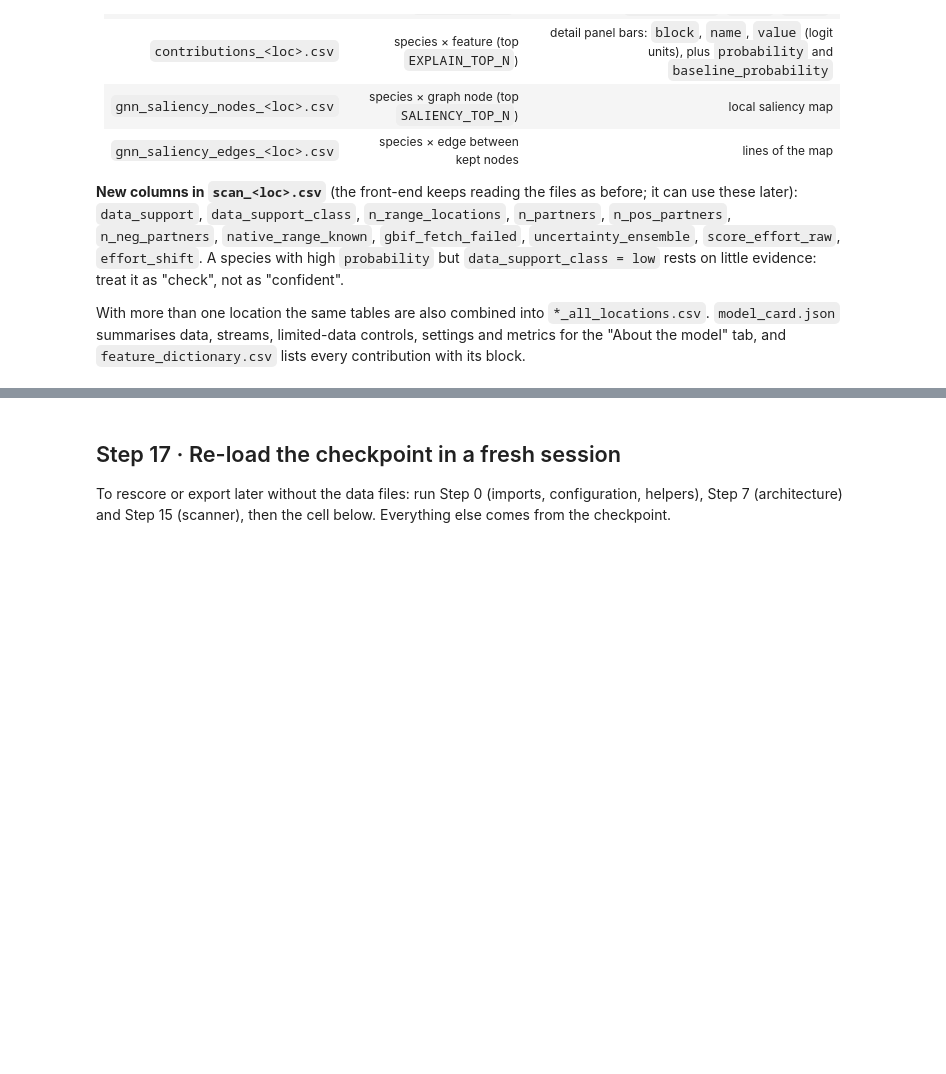
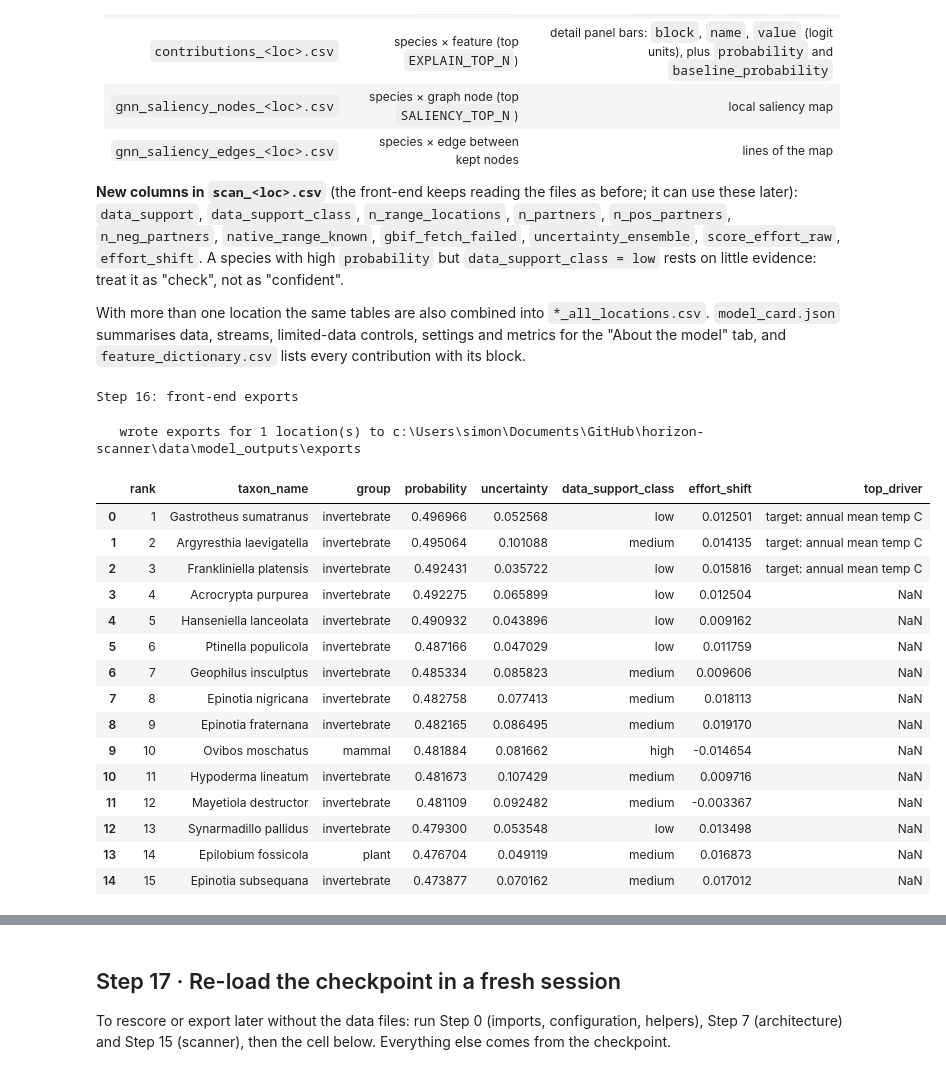
Before and after one commit to onestop-project/horizon-scanner, a Jupyter notebook: scripts/05_model_training.ipynb, the cells around one changed output, grey strips where cells are left out. Cells and saved outputs as stored; diff of their text form; code cells hidden in the pictures; blank space fills up the shorter version.

Commit message:
sql query + first model outputs

```diff
--- a/scripts/05_model_training.ipynb
+++ b/scripts/05_model_training.ipynb
@@ -3693,6 +3933,9 @@ model_card = {
     "n_positive_pairs": n_pos,
     "species_pool": SPECIES_POOL,
     "ensemble_size": len(members),
+    "training": {"selection_metric": SELECTION_METRIC,
+                 "batch_size": BATCH_SIZE, "min_epochs": MIN_EPOCHS,
+                 "limited_data_controls": LIMITED_DATA_CONTROLS},
     "streams": {
         "relational": f"2-layer heterogeneous GraphSAGE ({len(edge_types)} "
                       f"edge types, {n_sp_features} species features, "
@@ -3712,33 +3955,52 @@ model_card = {
     "limited_data_controls": {
         "effort_correction": EFFORT_CORRECTION,
         "effort_features": EFFORT_FEATURES,
         "negatives_matched_on": list(MATCH_NEGATIVES_ON),
         "negatives_location_matched": NEG_LOCATION_MATCHED,
         "positive_weight_power": POSITIVE_WEIGHT_POWER,
         "niche_prior_strength": NICHE_PRIOR_STRENGTH,
         "biotic_prior_strength": BIOTIC_PRIOR_STRENGTH,
         "composition_prior_strength": COMPOSITION_PRIOR_STRENGTH,
         "range_thinning": [RANGE_THINNING_PROB, RANGE_THINNING_KEEP_MIN],
         "edge_dropout": EDGE_DROPOUT,
         "data_support_cuts": list(SUPPORT_CLASS_CUTS),
     },
     "uncertainty": f"{len(members)}-model seed ensemble x MC dropout, "
                    f"{N_MC_SAMPLES} passes per model",
     "contributions": f"Integrated Gradients, {N_IG_STEPS} steps, averaged "
                      "over the ensemble; baseline = mean of 2000 random "
                      "candidate pairs",
     "gnn_saliency": f"gradient x input on node features, top "
                     f"{SALIENCY_TOP_K} nodes within 2 hops, averaged over "
                     "the ensemble",
     "metrics": cv_results,
 }
 with open(EXPORT_DIR / "model_card.json", "w") as fh:
     json.dump(model_card, fh, indent=2, default=str)
 print(f"   wrote exports for {len(locations)} location(s) to {EXPORT_DIR}")
 example = out["scan"]
 display_cols = ["rank", "taxon_name", "group", "probability", "uncertainty",
                 "data_support_class", "effort_shift", "top_driver"]
 example[[c for c in display_cols if c in example.columns]].head(15)
+# %% [output]
+Step 16: front-end exports
+   wrote exports for 1 location(s) to c:\Users\simon\Documents\GitHub\horizon-scanner\data\model_outputs\exports
+|  | rank | taxon_name | group | probability | uncertainty | data_support_class | effort_shift | top_driver |
+| 0 | 1 | Gastrotheus sumatranus | invertebrate | 0.496966 | 0.052568 | low | 0.012501 | target: annual mean temp C |
+| 1 | 2 | Argyresthia laevigatella | invertebrate | 0.495064 | 0.101088 | medium | 0.014135 | target: annual mean temp C |
+| 2 | 3 | Frankliniella platensis | invertebrate | 0.492431 | 0.035722 | low | 0.015816 | target: annual mean temp C |
+| 3 | 4 | Acrocrypta purpurea | invertebrate | 0.492275 | 0.065899 | low | 0.012504 | NaN |
+| 4 | 5 | Hanseniella lanceolata | invertebrate | 0.490932 | 0.043896 | low | 0.009162 | NaN |
+| 5 | 6 | Ptinella populicola | invertebrate | 0.487166 | 0.047029 | low | 0.011759 | NaN |
+| 6 | 7 | Geophilus insculptus | invertebrate | 0.485334 | 0.085823 | medium | 0.009606 | NaN |
+| 7 | 8 | Epinotia nigricana | invertebrate | 0.482758 | 0.077413 | medium | 0.018113 | NaN |
+| 8 | 9 | Epinotia fraternana | invertebrate | 0.482165 | 0.086495 | medium | 0.019170 | NaN |
+| 9 | 10 | Ovibos moschatus | mammal | 0.481884 | 0.081662 | high | -0.014654 | NaN |
+| 10 | 11 | Hypoderma lineatum | invertebrate | 0.481673 | 0.107429 | medium | 0.009716 | NaN |
+| 11 | 12 | Mayetiola destructor | invertebrate | 0.481109 | 0.092482 | medium | -0.003367 | NaN |
+| 12 | 13 | Synarmadillo pallidus | invertebrate | 0.479300 | 0.053548 | low | 0.013498 | NaN |
+| 13 | 14 | Epilobium fossicola | plant | 0.476704 | 0.049119 | medium | 0.016873 | NaN |
+| 14 | 15 | Epinotia subsequana | invertebrate | 0.473877 | 0.070162 | medium | 0.017012 | NaN |
 # %%
 # Saliency map of the top-ranked species of the last exported location.
 if len(out["saliency_nodes"]):
```
Also changed, not shown: parts of 24 cells of this notebook, 1 other file.
